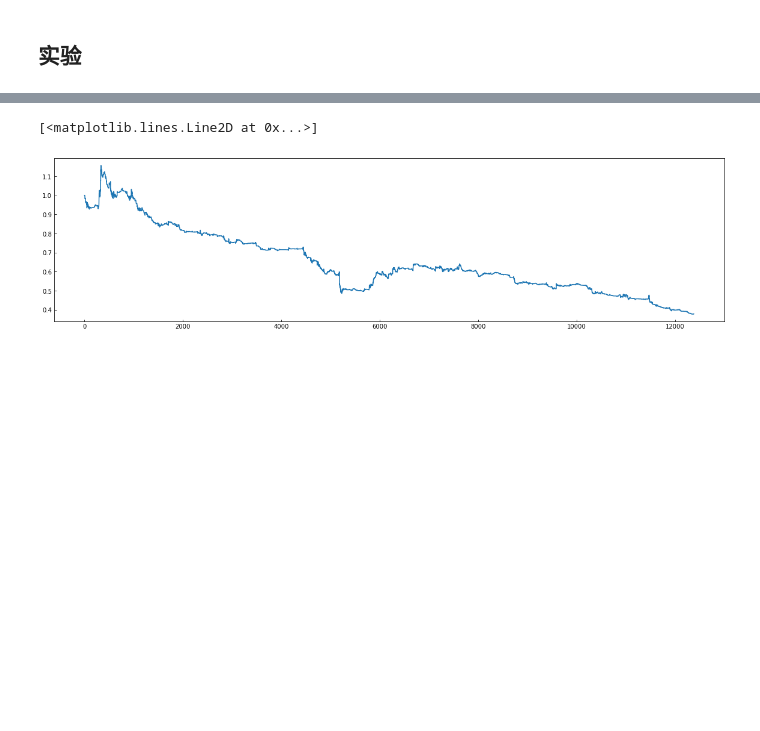
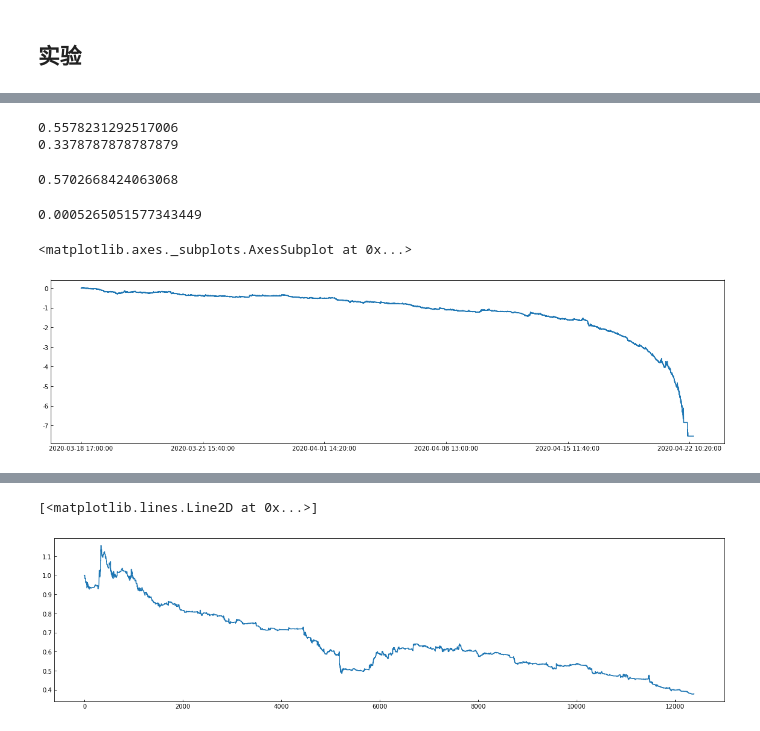
Before and after one commit to wx2480/digit, a Jupyter notebook: XGBmodel.ipynb, the cells around one changed output, grey strips where cells are left out. Saved outputs shown, nothing was run; the diff lists cells and outputs as text; code cells hidden in the pictures; blank space fills up the shorter version.

```diff
--- a/XGBmodel.ipynb
+++ b/XGBmodel.ipynb
@@ -225,8 +230,10 @@ def f(x):
         return 1
     elif x<=-0.002:
         return -1
+    elif x>0:
+        return 0.3
     else:
-        return 0
+        return -0.3
 f = np.vectorize(f)
 # %%
 import gc
@@ -243,20 +250,20 @@ short_windows = 10
 factors_num = 42
 ret_time = 10
 
-timepoint = get_strike_day(c0)
+timepoint = get_strike_day(c1)
 for i in range(3):
     asdf = i
-    if (i == 1) | (i == 0):
+    if (i == 2) | (i == 0):
 #         pass
         continue
     if i == 2:
         _y = y.loc[timepoint[i]+start:].fillna(method = 'ffill')
-        _c0 = c0.loc[timepoint[i]+start:].fillna(method = 'ffill')
-        _p0 = p0.loc[timepoint[i]+start:].fillna(method = 'ffill')
+        _c0 = c1.loc[timepoint[i]+start:].fillna(method = 'ffill')
+        _p0 = p1.loc[timepoint[i]+start:].fillna(method = 'ffill')
     else:
         _y = y.loc[timepoint[i]+start: timepoint[i+1]+end].fillna(method = 'ffill')
-        _c0 = c0.loc[timepoint[i]+start: timepoint[i+1]+end].fillna(method = 'ffill')
-        _p0 = p0.loc[timepoint[i]+start: timepoint[i+1]+end].fillna(method = 'ffill')
+        _c0 = c1.loc[timepoint[i]+start: timepoint[i+1]+end].fillna(method = 'ffill')
+        _p0 = p1.loc[timepoint[i]+start: timepoint[i+1]+end].fillna(method = 'ffill')
 
     position = []
     ret = -np.log(_c0.close).diff(-ret_time)
@@ -376,2 +384,13 @@ for i in range(3):
 # %% [markdown]
 ## 实验
+# %%
+def f(x):
+    if x>=0.002:
+        return 1
+    elif x<=-0.002:
+        return -1
+    elif x>0:
+        return 1
+    else:
+        return -1
+f = np.vectorize(f)
@@ -377,0 +568,28 @@ for i in range(3):
+# %%
+print(np.sum(pos == f(ret[10011:10011 + len(pos)]))/len(pos))
+r = 0
+a = 0
+for i in range(len(pos)):
+    if pos[i] == 0:
+        continue
+    else:
+        if pos[i] == f(ret[10011:10011+len(pos)])[i]:
+            r += 1
+        a += 1
+print(r/a)
+# %% [output]
+0.5578231292517006
+0.3378787878787879
+# %%
+np.sum(pos == -1)/len(pos)
+# %% [output]
+0.5702668424063068
+# %%
+ret[ret>0].mean()
+# %% [output]
+0.0005265051577343449
+# %%
+(ret).cumsum().plot()
+# %% [output]
+<matplotlib.axes._subplots.AxesSubplot at 0x...>
+[figure, added]
```
Also changed, not shown: parts of 27 cells of this notebook.
